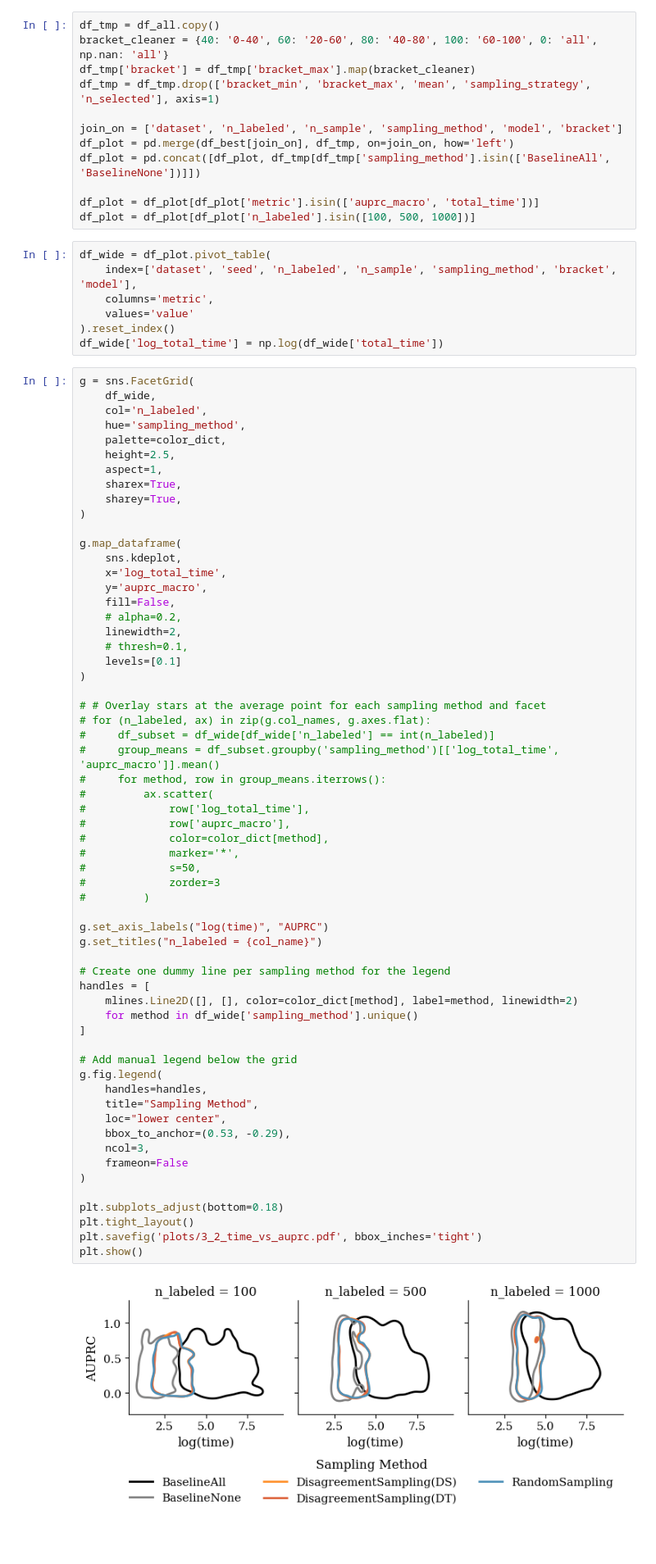
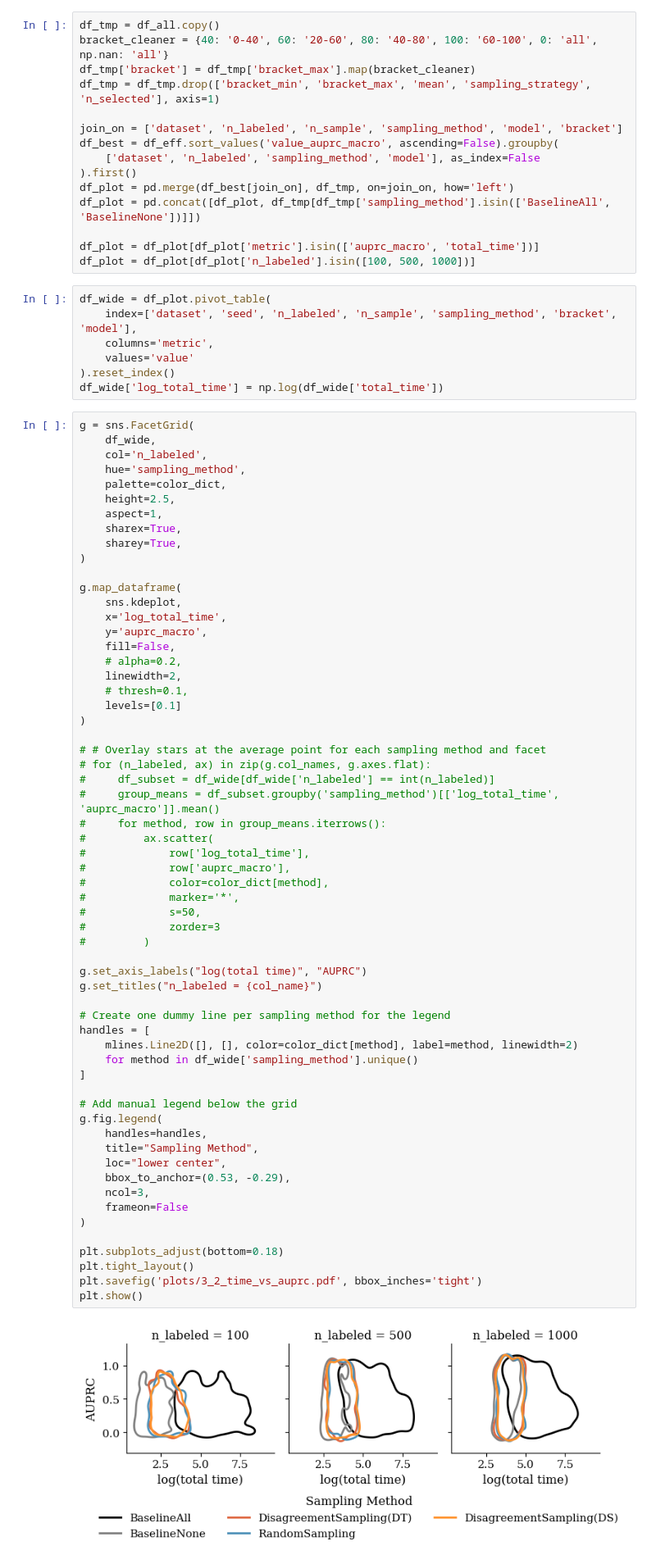
Before and after one commit to sintija-s/sudssl, a Jupyter notebook: 3_evaluation_time.ipynb, the cells around one changed output. Shown at 82% size. Saved outputs shown, nothing was run; the diff lists cells and outputs as text; blank space fills up the shorter version.

Commit message:
time vs. auprc plot for best configuration

```diff
--- a/3_evaluation_time.ipynb
+++ b/3_evaluation_time.ipynb
@@ -165,6 +165,9 @@ df_tmp['bracket'] = df_tmp['bracket_max'].map(bracket_cleaner)
 df_tmp = df_tmp.drop(['bracket_min', 'bracket_max', 'mean', 'sampling_strategy', 'n_selected'], axis=1)
 
 join_on = ['dataset', 'n_labeled', 'n_sample', 'sampling_method', 'model', 'bracket']
+df_best = df_eff.sort_values('value_auprc_macro', ascending=False).groupby(
+    ['dataset', 'n_labeled', 'sampling_method', 'model'], as_index=False
+).first()
 df_plot = pd.merge(df_best[join_on], df_tmp, on=join_on, how='left')
 df_plot = pd.concat([df_plot, df_tmp[df_tmp['sampling_method'].isin(['BaselineAll', 'BaselineNone'])]])
 
@@ -210,35 +213,35 @@ g.map_dataframe(
 #             row['auprc_macro'],
 #             color=color_dict[method],
 #             marker='*',
 #             s=50,
 #             zorder=3
 #         )
 
-g.set_axis_labels("log(time)", "AUPRC")
+g.set_axis_labels("log(total time)", "AUPRC")
 g.set_titles("n_labeled = {col_name}")
 
 # Create one dummy line per sampling method for the legend
 handles = [
     mlines.Line2D([], [], color=color_dict[method], label=method, linewidth=2)
     for method in df_wide['sampling_method'].unique()
 ]
 
 # Add manual legend below the grid
 g.fig.legend(
     handles=handles,
     title="Sampling Method",
     loc="lower center",
     bbox_to_anchor=(0.53, -0.29),
     ncol=3,
     frameon=False
 )
 
 plt.subplots_adjust(bottom=0.18)
 plt.tight_layout()
 plt.savefig('plots/3_2_time_vs_auprc.pdf', bbox_inches='tight')
 plt.show()
 # %% [output]
-[figure, old version]
+[figure, new version]
 # %% [markdown]
 # 3. Time vs. n_sample
 # %%
```
